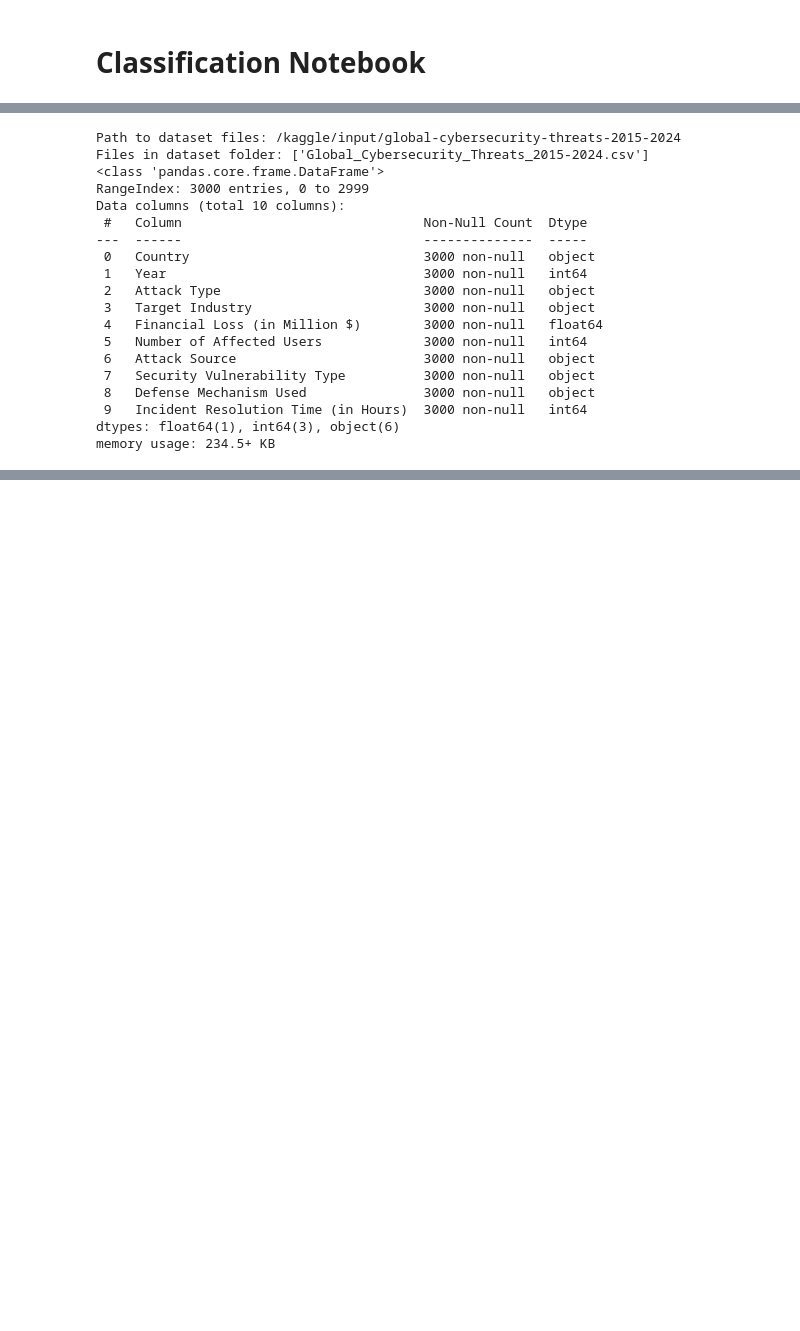
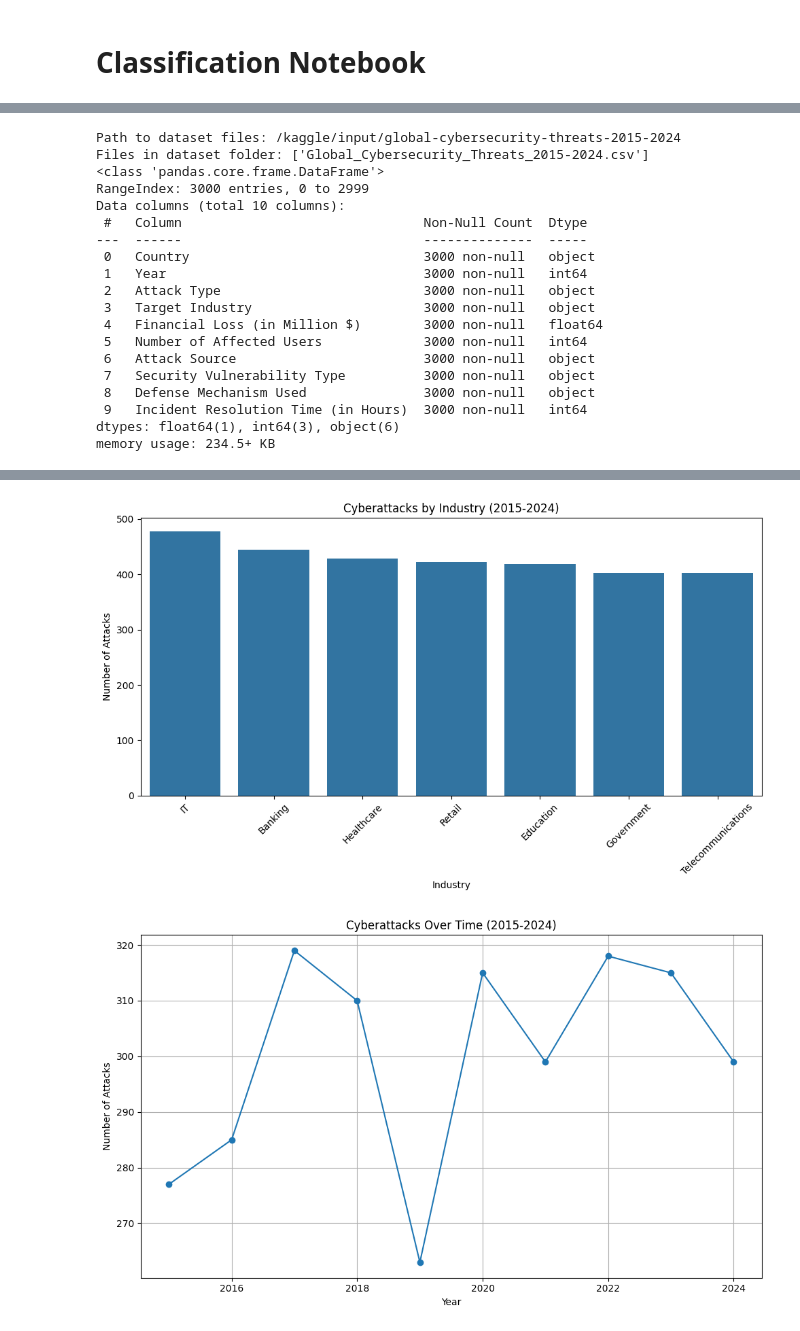
Before and after one commit to brosenthal140/cap4770-cyber-threats, a Jupyter notebook: Group10.ipynb, the cells around one changed output, grey strips where cells are left out. Drawn from its saved outputs; the diff is of its cells as text; code cells hidden in the pictures; blank space fills up the shorter version.

```diff
--- a/Group10.ipynb
+++ b/Group10.ipynb
@@ -9,6 +9,14 @@ import pandas as pd
 from sklearn.utils import Bunch
 from scipy.io import loadmat
 import os
+import seaborn as sns
+import matplotlib.pyplot as plt
+from sklearn.preprocessing import StandardScaler
+from sklearn.model_selection import train_test_split
+from sklearn.linear_model import LogisticRegression
+from sklearn.tree import DecisionTreeClassifier
+from sklearn.metrics import confusion_matrix, f1_score, roc_auc_score
+from sklearn.utils.class_weight import compute_class_weight
 
 # Cybersecurity data
 path = kagglehub.dataset_download("atharvasoundankar/global-cybersecurity-threats-2015-2024")
@@ -44,6 +52,48 @@ industry_threats.head()
 # Merge labeled data back into original DataFrame
 df = df.merge(industry_threats[['Year', 'Target Industry', 'ThreatLevel']], on=['Year', 'Target Industry'], how='left')
 df.head()
+
+
+
+# Bar chart: Attacks per industry
+plt.figure(figsize=(10, 6))
+sns.countplot(data=df, x='Target Industry', order=df['Target Industry'].value_counts().index)
+plt.title('Cyberattacks by Industry (2015-2024)')
+plt.xlabel('Industry')
+plt.ylabel('Number of Attacks')
+plt.xticks(rotation=45)
+plt.tight_layout()
+plt.savefig('attacks_by_industry.png')
+plt.show()
+
+
+# Line plot: Attacks over years
+attacks_by_year = df.groupby('Year').size()
+plt.figure(figsize=(10, 6))
+attacks_by_year.plot(kind='line', marker='o')
+plt.title('Cyberattacks Over Time (2015-2024)')
+plt.xlabel('Year')
+plt.ylabel('Number of Attacks')
+plt.grid(True)
+plt.tight_layout()
+plt.savefig('attacks_over_time.png')
+plt.show()
+
+
+# One-hot encoding for categorical features (Attack Type, Security Vulnerability Type, ThreatLevel)
+df_encoded = pd.get_dummies(df, columns=['Attack Type', 'Security Vulnerability Type', 'ThreatLevel'], prefix=['Attack', 'Vuln', 'Threat'])
+
+# Z-score normalization for numerical features (Financial Loss, Number of Affected Users)
+scaler = StandardScaler()
+df_encoded[['Financial_Loss_scaled', 'Affected_Users_scaled']] = scaler.fit_transform(
+    df_encoded[['Financial Loss (in Million $)', 'Number of Affected Users']]
+)
+
+# Compute class weights for imbalanced Target Industry
+classes = df_encoded['Target Industry'].unique()
+class_weights = compute_class_weight('balanced', classes=classes, y=df_encoded['Target Industry'])
+class_weight_dict = dict(zip(classes, class_weights))
+print("Class Weights for Target Industry:", class_weight_dict)
 # %% [output]
 Populating the interactive namespace from numpy and matplotlib
 `%matplotlib` prevents importing * from pylab and numpy
@@ -75,0 +120,2 @@ memory usage: 234.5+ KB
+[figure, added]
+[figure, added]
```
Also changed, not shown: parts of 1 cell of this notebook.
